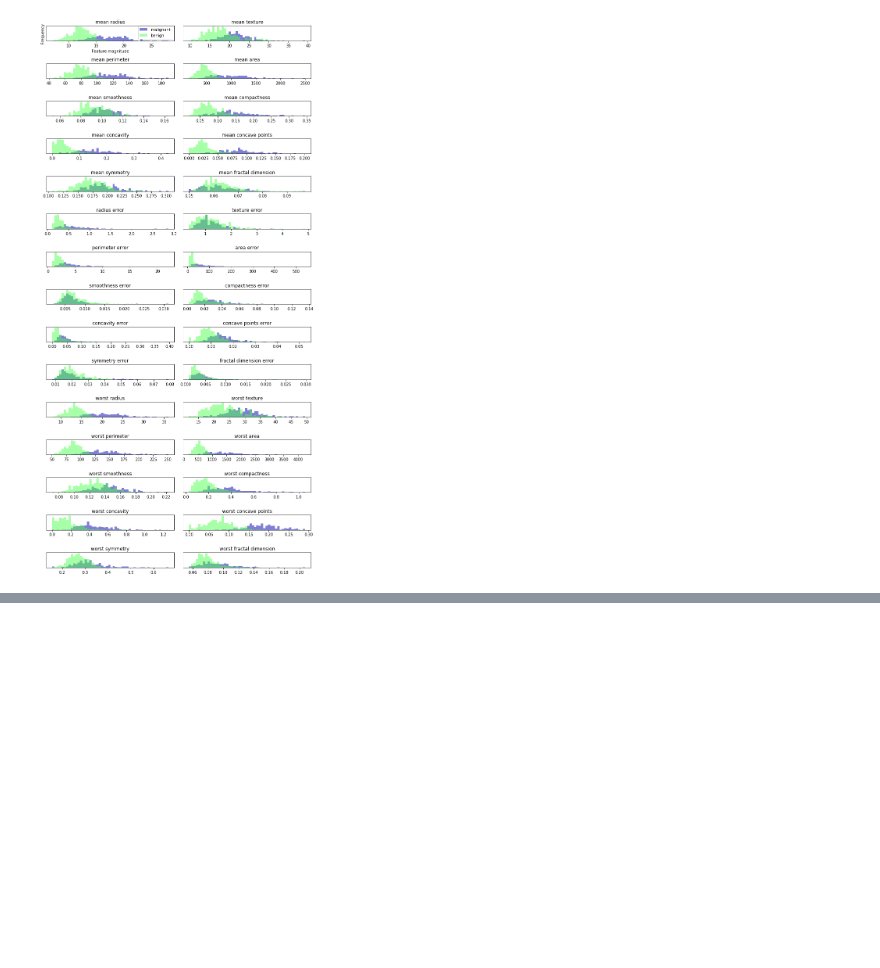
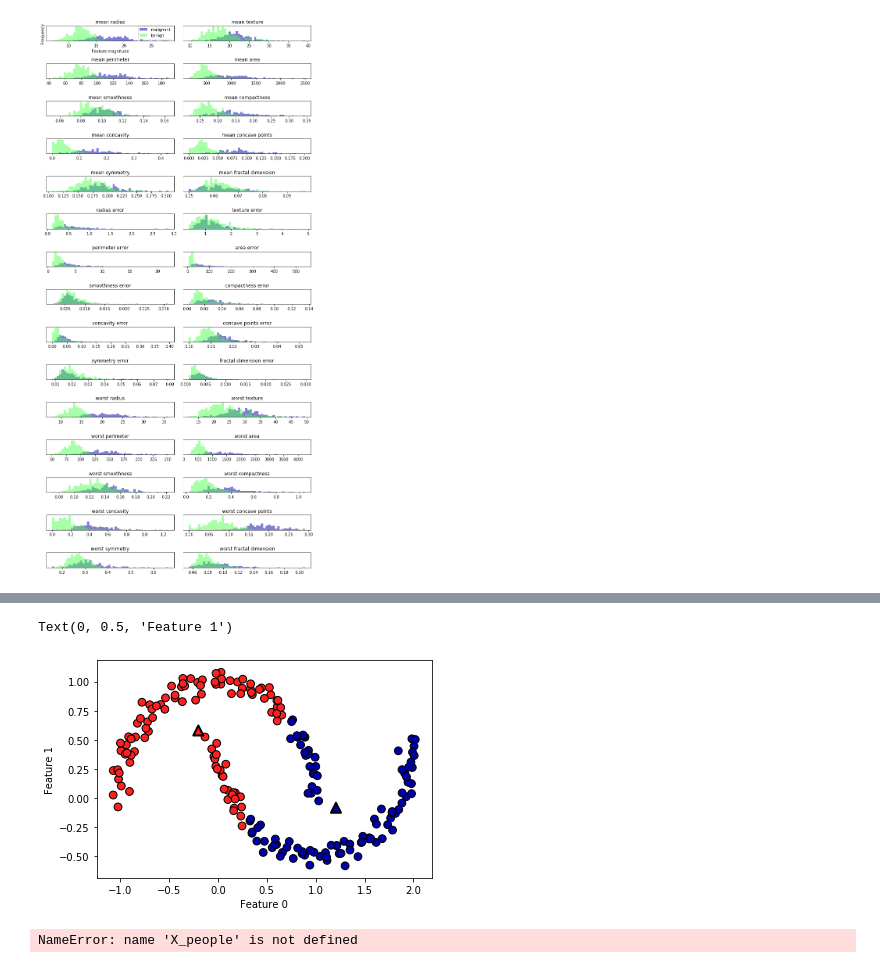
Before and after one commit to chriskmps/jupyterNotebooks, a Jupyter notebook: 3.0 UInsupervised Learning and Preprocessing.ipynb, the cells around one changed output, grey strips where cells are left out. Saved outputs shown, nothing was run; the diff lists cells and outputs as text; code cells hidden in the pictures; blank space fills up the shorter version.

Commit message:
Continued work through k means as decomposition

```diff
--- a/3.0 UInsupervised Learning and Preprocessing.ipynb
+++ b/3.0 UInsupervised Learning and Preprocessing.ipynb
@@ -545,0 +631,40 @@ for ax, img in zip(axes.ravel(), digits.images):
+# %%
+# Also performs badly on complex shapes
+
+
+# generate synthetic two_moons data (with less noise this time)
+from sklearn.datasets import make_moons
+X, y = make_moons(n_samples=200, noise=0.05, random_state=0)
+
+# cluster the data into two clusters
+kmeans = KMeans(n_clusters=2)
+kmeans.fit(X)
+y_pred = kmeans.predict(X)
+
+# plot the cluster assignments and cluster centers
+plt.scatter(X[:, 0], X[:, 1], c=y_pred, cmap=mglearn.cm2, s=60, edgecolor='k')
+plt.scatter(kmeans.cluster_centers_[:, 0], kmeans.cluster_centers_[:, 1],
+            marker='^', c=[mglearn.cm2(0), mglearn.cm2(1)], s=100, linewidth=2,
+            edgecolor='k')
+plt.xlabel("Feature 0")
+plt.ylabel("Feature 1")
+# %% [output]
+Text(0, 0.5, 'Feature 1')
+[figure, added]
+# %%
+# Side by side comparison of PCA, NMF and k-means (using k-means as decomposition method)
+
+X_train, X_test, y_train, y_test = train_test_split(
+    X_people, y_people, stratify=y_people, random_state=0)
+nmf = NMF(n_components=100, random_state=0)
+nmf.fit(X_train)
+pca = PCA(n_components=100, random_state=0)
+pca.fit(X_train)
+kmeans = KMeans(n_clusters=100, random_state=0)
+kmeans.fit(X_train)
+
+X_reconstructed_pca = pca.inverse_transform(pca.transform(X_test))
+X_reconstructed_kmeans = kmeans.cluster_centers_[kmeans.predict(X_test)]
+X_reconstructed_nmf = np.dot(nmf.transform(X_test), nmf.components_)
+# %% [output]
+NameError: name 'X_people' is not defined
```
Also changed, not shown: parts of 37 cells of this notebook.
